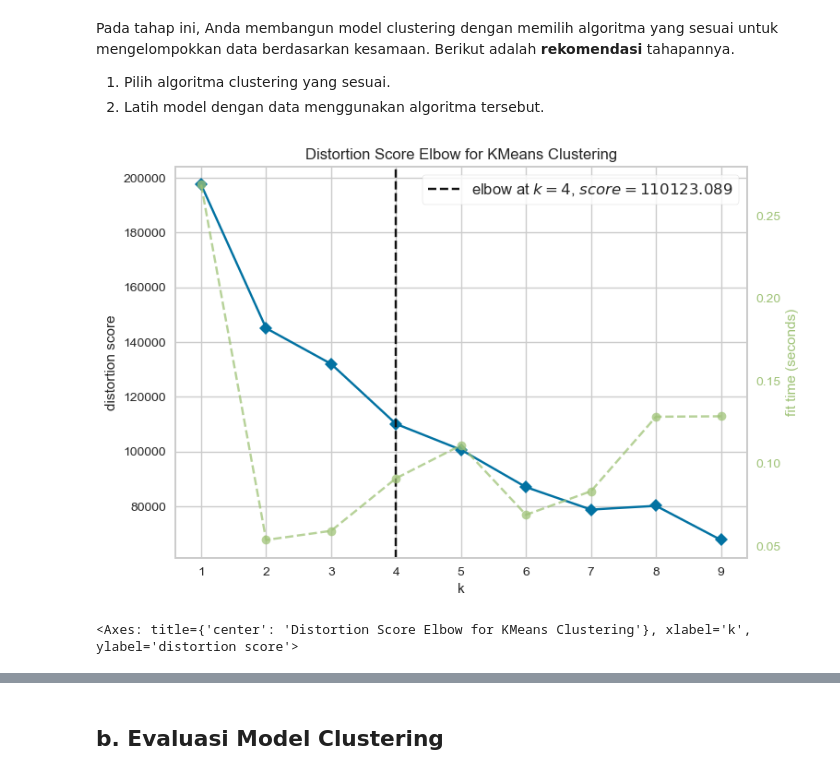
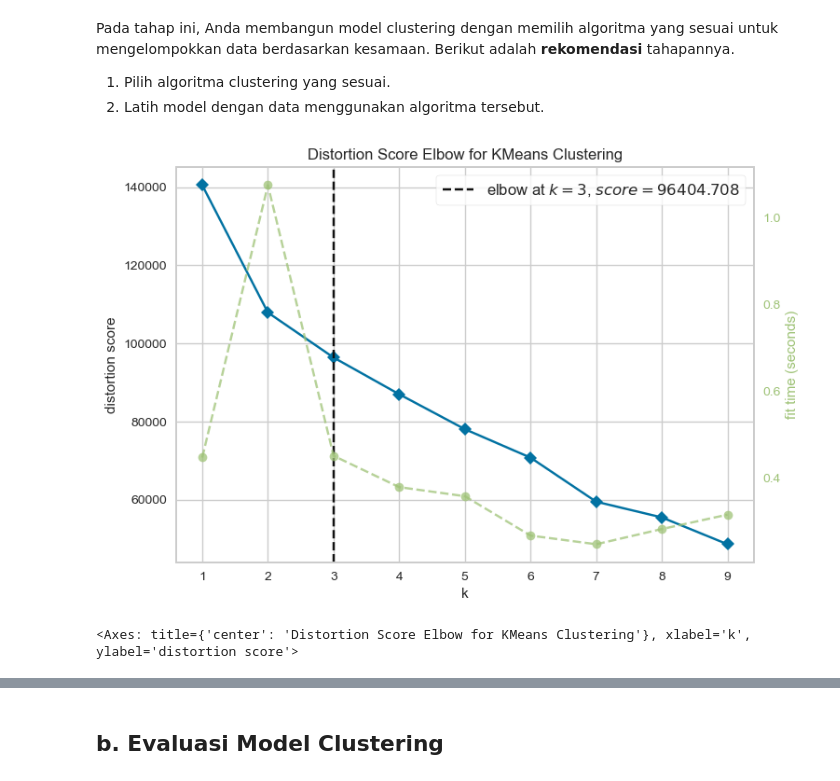
Before and after one commit to septiisdayanna/earthquakes_clustering, a Jupyter notebook: [Clustering]_Submission_Akhir_BMLP_Your_Name_(Updated).ipynb, the cells around one changed output, grey strips where cells are left out. Cells and saved outputs as stored; diff of their text form; code cells hidden in the pictures.

Commit message:
fix sebelum transform

```diff
--- a/[Clustering]_Submission_Akhir_BMLP_Your_Name_(Updated).ipynb
+++ b/[Clustering]_Submission_Akhir_BMLP_Your_Name_(Updated).ipynb
@@ -308,3 +308,12 @@ for i in range(len(x)):
 plt.show()
 # %% [output]
 [figure]
+# %%
+# Standardisasi fitur numerik
+num_features = df.select_dtypes(include=['number']).columns
+scaler = StandardScaler()
+df_scaled = df.copy()  # Simpan salinan
+df_scaled[num_features] = scaler.fit_transform(df[num_features])
+
+# testing
+df_scaled.describe()
@@ -311,11 +330,14 @@ plt.show()
 # %%
 # Mengubah data kategorikal menjadi numerik menggunakan OneHotEncoder
-df = df.drop(columns=['id', 'place'])  # Menghapus dua kolom yang tidak perlu diencoding karena memiliki banyak nilai unik
+df = df.drop(columns=['id', 'place', 'time', 'updated'])  # Menghapus dua kolom yang tidak perlu diencoding karena memiliki banyak nilai unik
 cat_features = df.select_dtypes(include=['object']).columns
 
-# Menggunakan pd.get_dummies untuk One-Hot Encoding
-df_one_hot = pd.get_dummies(df, columns=cat_features)
+# Menggunakan pd.get_dummies untuk One-Hot Encoding menggunakan dataframe yg sudah discaled
+df_encoded  = pd.get_dummies(df_scaled, columns=cat_features)
+
+# Konversi boolean menjadi numerik (0 dan 1)
+df_encoded = df_encoded.astype(int)
 
 # Menampilkan hasil
-df_one_hot
+df_encoded
 # %% [output]
@@ -361,17 +364,17 @@ Pada tahap ini, Anda membangun model clustering dengan memilih algoritma yang se
 2. Latih model dengan data menggunakan algoritma tersebut.
 # %%
 # karena menggunakan K-Means maka akan menentukan jumlah cluster optimal dengan metode Elbow
-# Inisialisasi model KMeans tanpa parameter awal
-kmeans = KMeans()
+# Inisialisasi model KMeans  menggunakan parameter random_state untuk memastikan hasil yang konsisten
+kmeans = KMeans(random_state=42)
 
 # Inisialisasi visualizer KElbow untuk menentukan jumlah cluster optimal
 visualizer = KElbowVisualizer(kmeans, k=(1, 10))
 
 # Fit visualizer dengan data untuk menemukan jumlah cluster optimal
-visualizer.fit(df_scaled)
+visualizer.fit(df_encoded)
 
 # Menampilkan grafik elbow untuk analisis
 visualizer.show()
 # %% [output]
-[figure, old version]
+[figure, new version]
 <Axes: title={'center': 'Distortion Score Elbow for KMeans Clustering'}, xlabel='k', ylabel='distortion score'>
```
Also changed, not shown: parts of 25 cells of this notebook.
